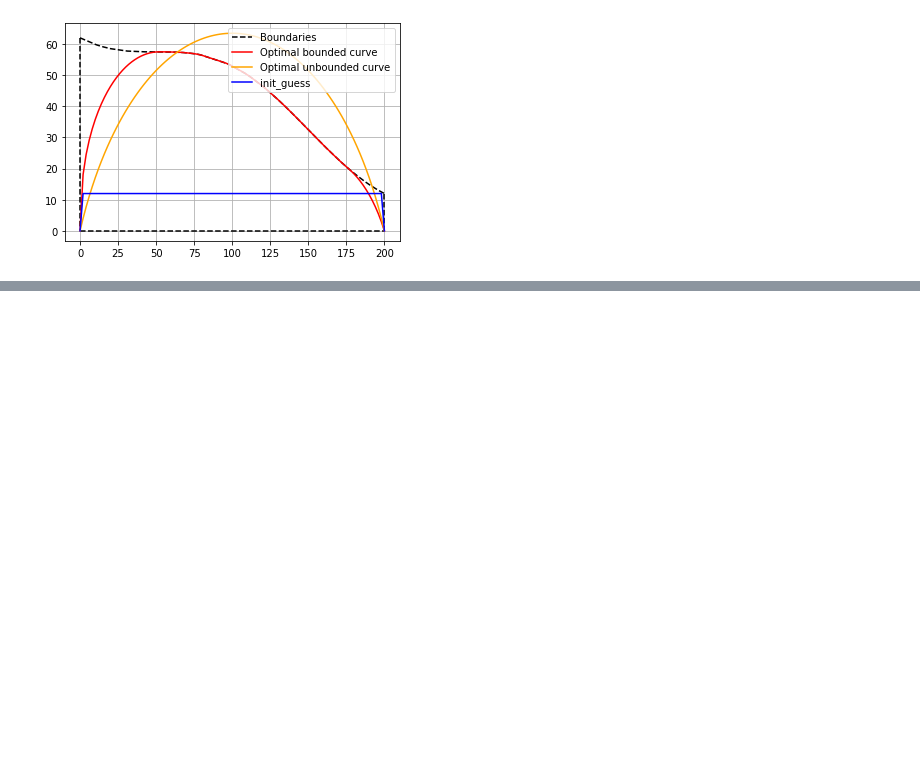
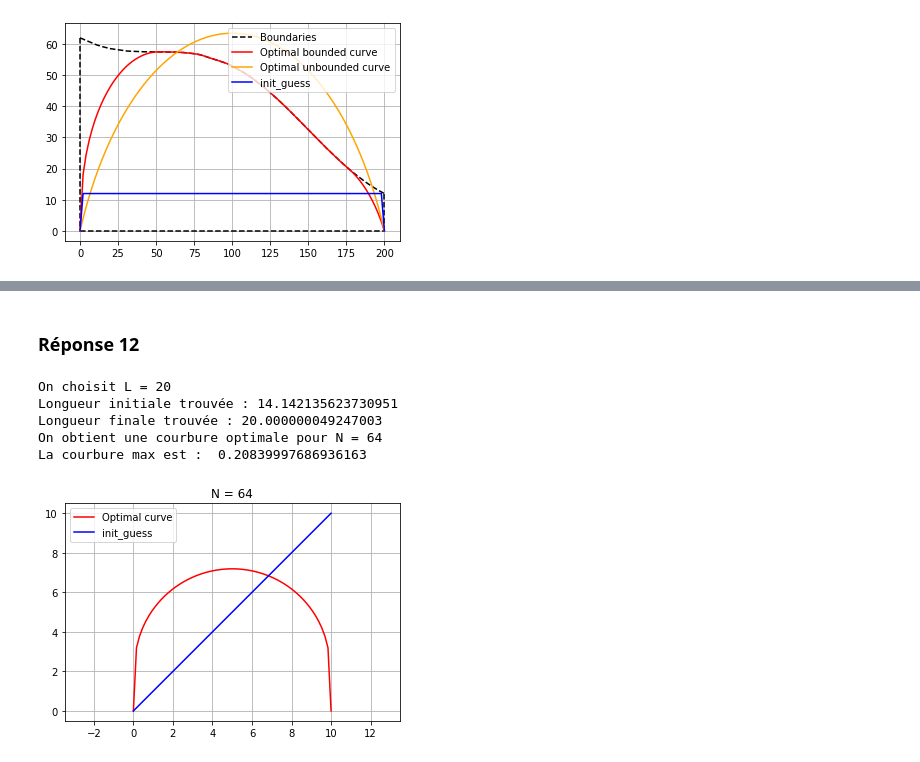
Before and after one commit to Hayvo/projet_optim, a Jupyter notebook: Projet_mouton.ipynb, the cells around one changed output, grey strips where cells are left out. Drawn from its saved outputs; the diff is of its cells as text; code cells hidden in the pictures; blank space fills up the shorter version.

```diff
--- a/Projet_mouton.ipynb
+++ b/Projet_mouton.ipynb
@@ -138,6 +139,7 @@ Comme on pouvait s'y attendre, la solution optimale semble être un rectangle pr
 
 Dans le cas où on prendrait $L = \frac{\pi}{2}(b-a)$ on devrait s'attendre donc à avoir un demi cercle seul. C'est ce que l'on vérifie :
 # %%
+N = 100
 data = optimal_curve(a,b,np.pi*(b-a)/2,N)
 
 x = data[1]
@@ -339,0 +417,43 @@ Longueur finale trouvée : 250.00000017758757
+# %% [markdown]
+### __Réponse 12__
+# %%
+def courbure_max(x,y):
+    n = len(x)
+    return max([np.arctan((y[i+1]-y[i])/(x[i+1]-x[i])) - np.arctan((y[i+2]-y[i+1])/(x[i+2]-x[i+1])) for i in range(n-2)])
+# %%
+def optimal_curb_curve(a,b,L,N,tol):
+    y_opt,d,_ = optimal_curve(a,b,L,N)
+    i = 0
+    tol_max = courbure_max(d,y_opt.x)
+    while tol_max > tol:
+        i += 1
+        y_opt,d,_ = optimal_curve(a,b,L,N+i)
+        tol_max = courbure_max(d,y_opt.x)
+    return N+i,y_opt,d
+# %%
+N = 5
+data = optimal_curb_curve(a,b,20,N,np.pi/15)
+
+new_N = data[0]
+x = data[2]
+y = data[1].x
+
+print(f"On choisit L = {20}")
+print(f"Longueur initiale trouvée : {dist(data[2],x)}")
+print(f"Longueur finale trouvée : {dist(y,x)}")
+print(f"On obtient une courbure optimale pour N = {data[0]}")
+print(f"La courbure max est :  {courbure_max(x,y)}")
+plt.plot(x,y,c = 'r', label = 'Optimal curve')
+plt.plot(x,data[2], c = 'b', label = 'init_guess')
+plt.legend()
+plt.grid()
+plt.title(f"N = {new_N}")
+plt.axis('equal')
+plt.show()
+# %% [output]
+On choisit L = 20
+Longueur initiale trouvée : 14.142135623730951
+Longueur finale trouvée : 20.000000049247003
+On obtient une courbure optimale pour N = 64
+La courbure max est :  0.20839997686936163
+[figure, added]
```
Also changed, not shown: parts of 10 cells of this notebook.
